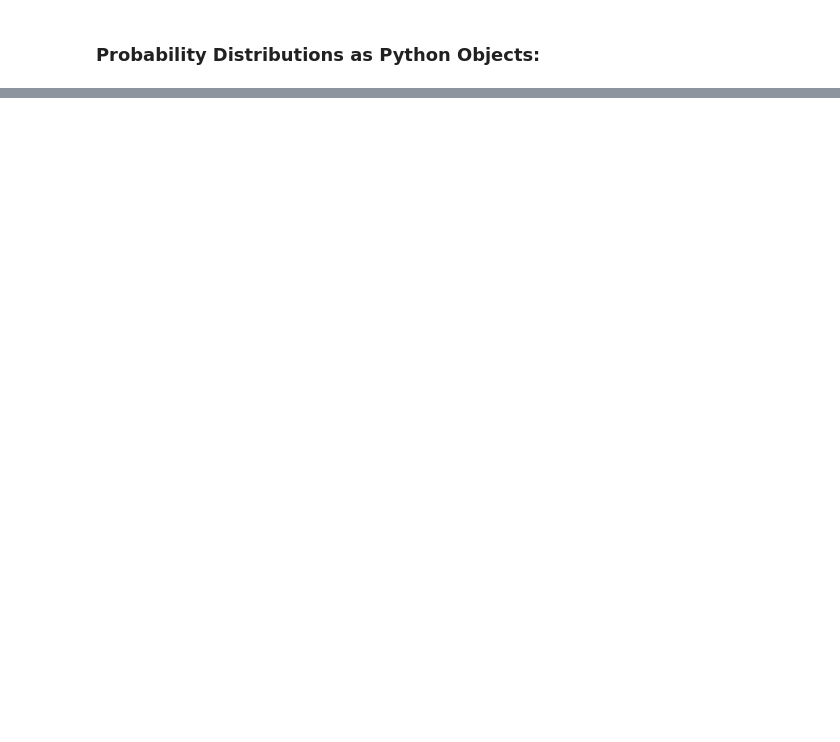
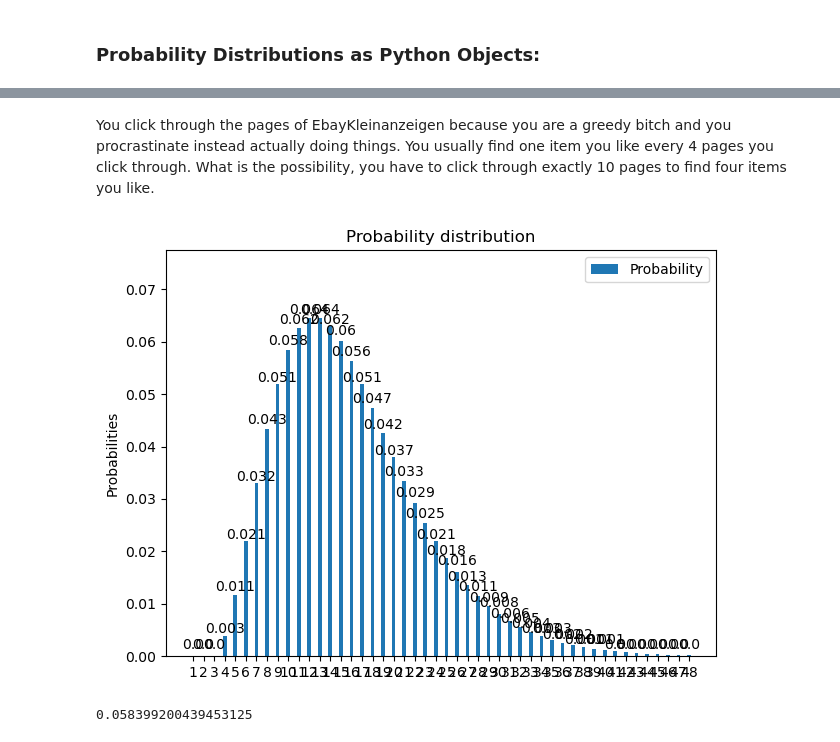
Before and after one commit to AlexMordhorst/Discrete-Probability-Distributions-as-OOP, a Jupyter notebook: main.ipynb, the cells around one changed output, grey strips where cells are left out. Saved outputs shown, nothing was run; the diff lists cells and outputs as text; code cells hidden in the pictures; blank space fills up the shorter version.

```diff
--- a/main.ipynb
+++ b/main.ipynb
@@ -67,0 +46,10 @@ class Normal2:
+# %% [markdown]
+You click through the pages of EbayKleinanzeigen because you are a greedy bitch and you procrastinate instead actually doing things. You usually find one item you like every 4 pages you click through. What is the possibility, you have to click through exactly 10 pages to find four items you like.
+# %%
+# please code here
+dist = skeleton_distributions.NegBinomialDistribution(p = .25, r = 4)
+dist.plot()
+print(dist.pmf[10])
+# %% [output]
+[figure, added]
+0.058399200439453125
```
Also changed, not shown: parts of 13 cells of this notebook, 4 other files.
